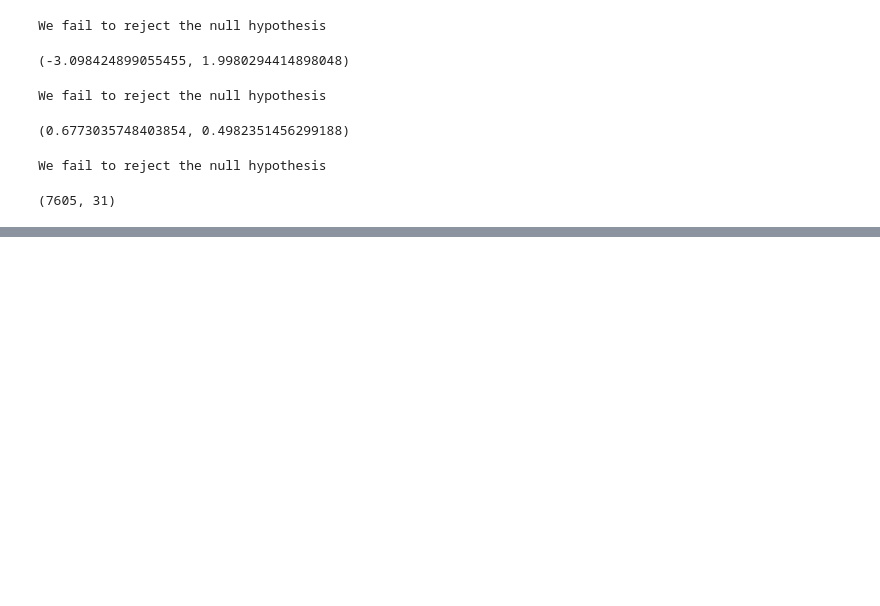
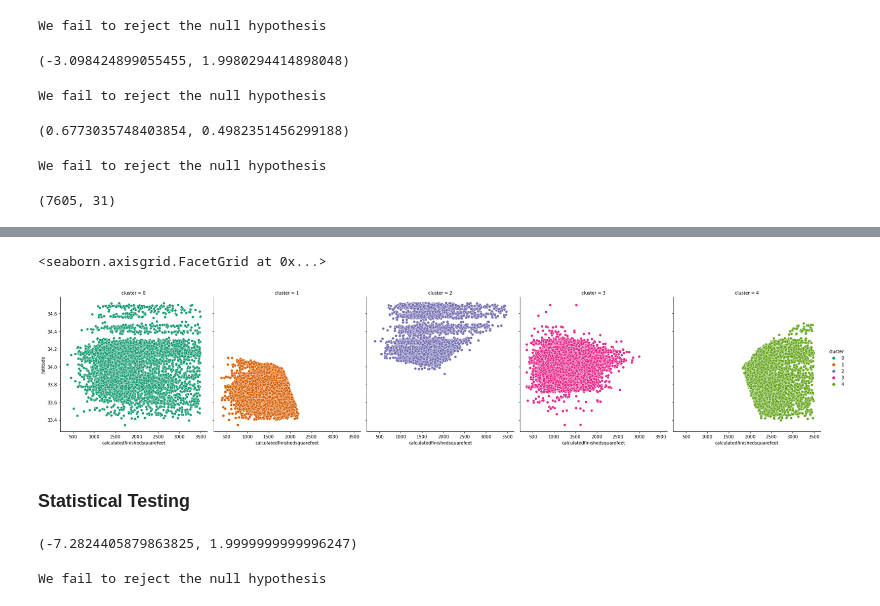
Before and after one commit to davidb-and-john/clustering-project, a Jupyter notebook: John/clustering_notebook.ipynb, the cells around one changed output, grey strips where cells are left out. Drawn from its saved outputs; the diff is of its cells as text; code cells hidden in the pictures; blank space fills up the shorter version.

Commit message:
worked on modeling exploration

```diff
--- a/John/clustering_notebook.ipynb
+++ b/John/clustering_notebook.ipynb
@@ -918,0 +923,4 @@ cluster1.shape
+# %%
+# assign variable we will use in our model
+
+X = train_scaled[['latitude', 'calculatedfinishedsquarefeet', 'age_of_home', 'taxrate', 'has_amenities']]
@@ -918,0 +958,18 @@ cluster1.shape
+# %%
+kmeans = KMeans(n_clusters=5)
+
+## make the model, n_clusters being how many clusters you want in your model
+
+kmeans.fit(X)
+
+## fit the model to the fields you want to use in your model
+
+kmeans.predict(X)
+
+## make your predictions
+
+train_scaled['cluster'] = kmeans.predict(X)
+
+train['cluster'] = kmeans.predict(X)
+
+## store the predictions as a column on your df
@@ -918,0 +997,7 @@ cluster1.shape
+# %%
+sns.relplot(data=train, x='calculatedfinishedsquarefeet', y='latitude', hue='cluster', col = 'cluster', palette= 'Dark2')
+# %% [output]
+<seaborn.axisgrid.FacetGrid at 0x...>
+[figure, added]
+# %% [markdown]
+### Statistical Testing
@@ -918,0 +1012,24 @@ cluster1.shape
+# %%
+cluster0 = train[train.cluster == 0]
+
+μ = train.logerror.mean()
+xbar = cluster0.logerror.mean()
+s = cluster0.logerror.std()
+n = cluster0.shape[0]
+degf = n - 1
+standard_error = s / sqrt(n)
+
+t = (xbar - μ) / (s / sqrt(n))
+
+p = stats.t(degf).sf(t) * 2 # *2 for two-tailed test
+
+t, p
+# %% [output]
+(-7.2824405879863825, 1.9999999999996247)
+# %%
+if p > alpha:
+    print('We fail to reject the null hypothesis')
+else:
+    print(H1)
+# %% [output]
+We fail to reject the null hypothesis
```
Also changed, not shown: parts of 37 cells of this notebook, 2 other files.
